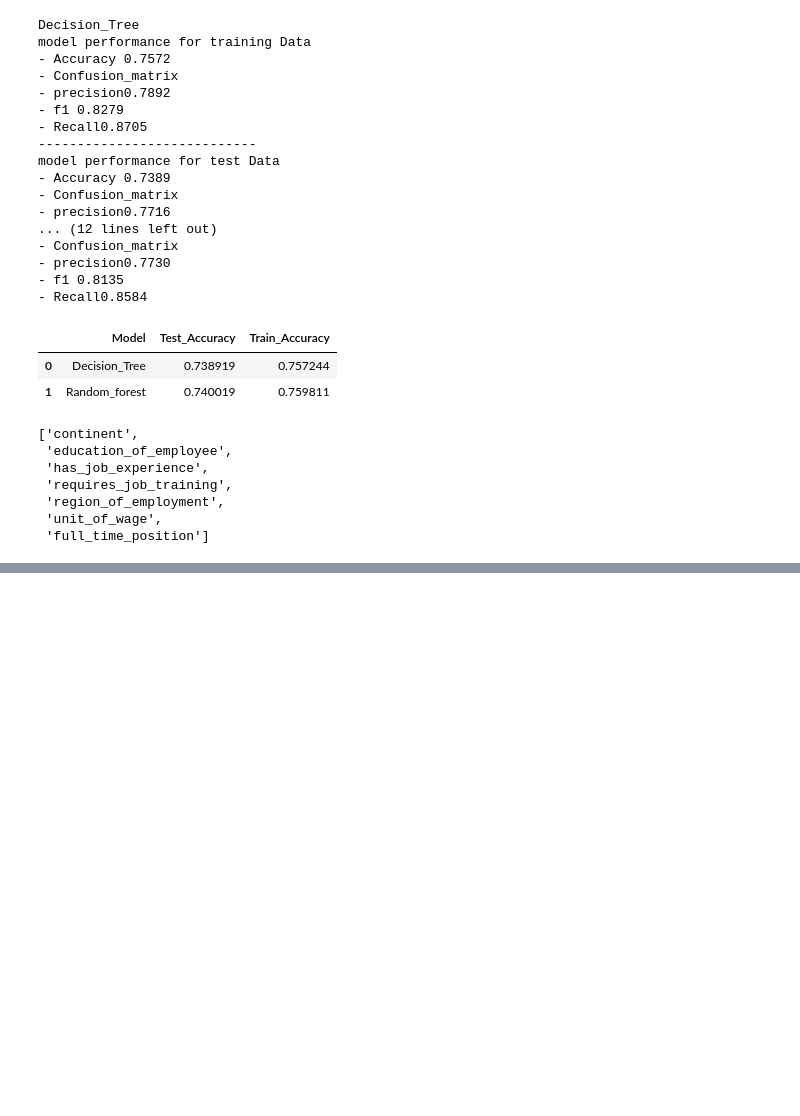
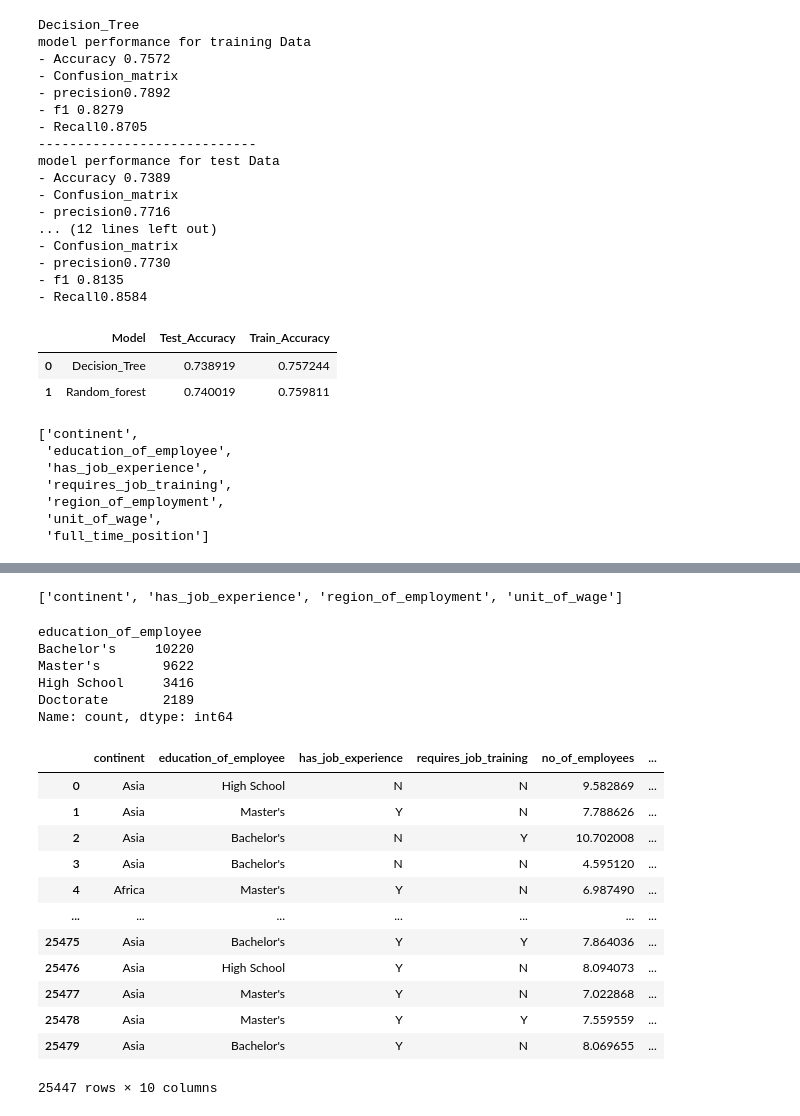
Before and after one commit to yagantiAshok/Global-Mobility-Application, a Jupyter notebook: notebook/EDA_visa(1).ipynb, the cells around one changed output, grey strips where cells are left out. Drawn from its saved outputs; the diff is of its cells as text; code cells hidden in the pictures; blank space fills up the shorter version.

```diff
--- a/notebook/EDA_visa(1).ipynb
+++ b/notebook/EDA_visa(1).ipynb
@@ -755,0 +863,4 @@ pd.crosstab(data["continent"],data["case_status"],normalize="index")
+# %%
+categorical_features
+# %% [output]
+['continent', 'has_job_experience', 'region_of_employment', 'unit_of_wage']
@@ -755,0 +869,9 @@ pd.crosstab(data["continent"],data["case_status"],normalize="index")
+# %%
+data["education_of_employee"].value_counts()
+# %% [output]
+education_of_employee
+Bachelor's     10220
+Master's        9622
+High School     3416
+Doctorate       2189
+Name: count, dtype: int64
@@ -755,0 +893,16 @@ pd.crosstab(data["continent"],data["case_status"],normalize="index")
+# %%
+x
+# %% [output]
+|  | continent | education_of_employee | has_job_experience | requires_job_training | no_of_employees | ... |
+| 0 | Asia | High School | N | N | 9.582869 | ... |
+| 1 | Asia | Master's | Y | N | 7.788626 | ... |
+| 2 | Asia | Bachelor's | N | Y | 10.702008 | ... |
+| 3 | Asia | Bachelor's | N | N | 4.595120 | ... |
+| 4 | Africa | Master's | Y | N | 6.987490 | ... |
+| ... | ... | ... | ... | ... | ... | ... |
+| 25475 | Asia | Bachelor's | Y | Y | 7.864036 | ... |
+| 25476 | Asia | High School | Y | N | 8.094073 | ... |
+| 25477 | Asia | Master's | Y | N | 7.022868 | ... |
+| 25478 | Asia | Master's | Y | Y | 7.559559 | ... |
+| 25479 | Asia | Bachelor's | Y | N | 8.069655 | ... |
+25447 rows × 10 columns
```
Also changed, not shown: parts of 25 cells of this notebook.
